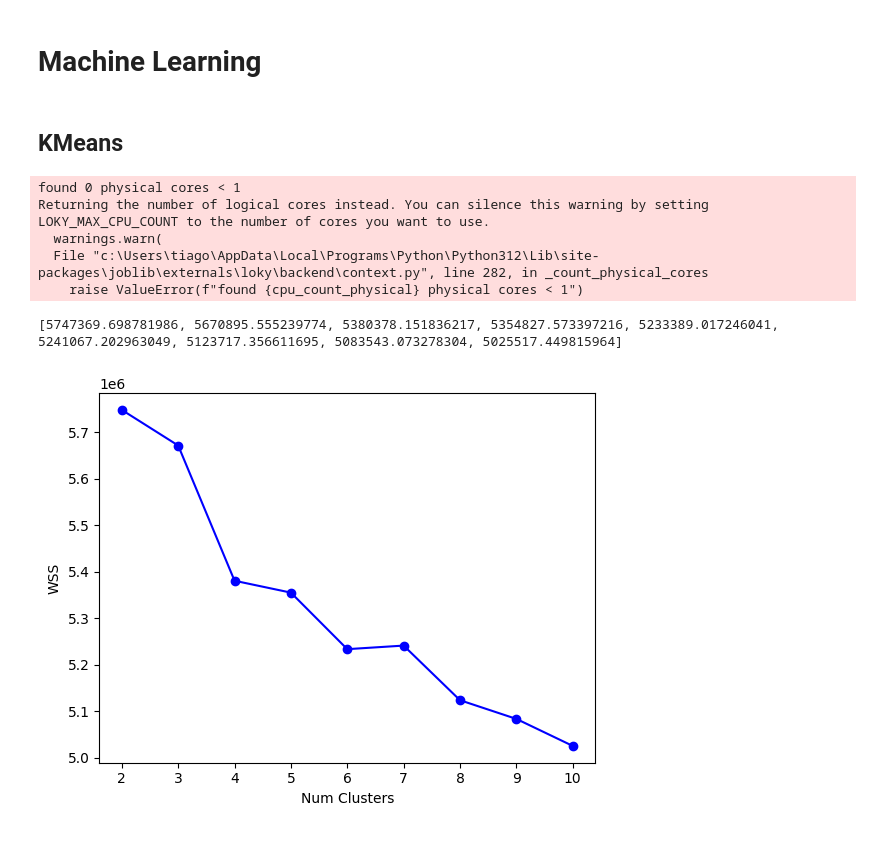
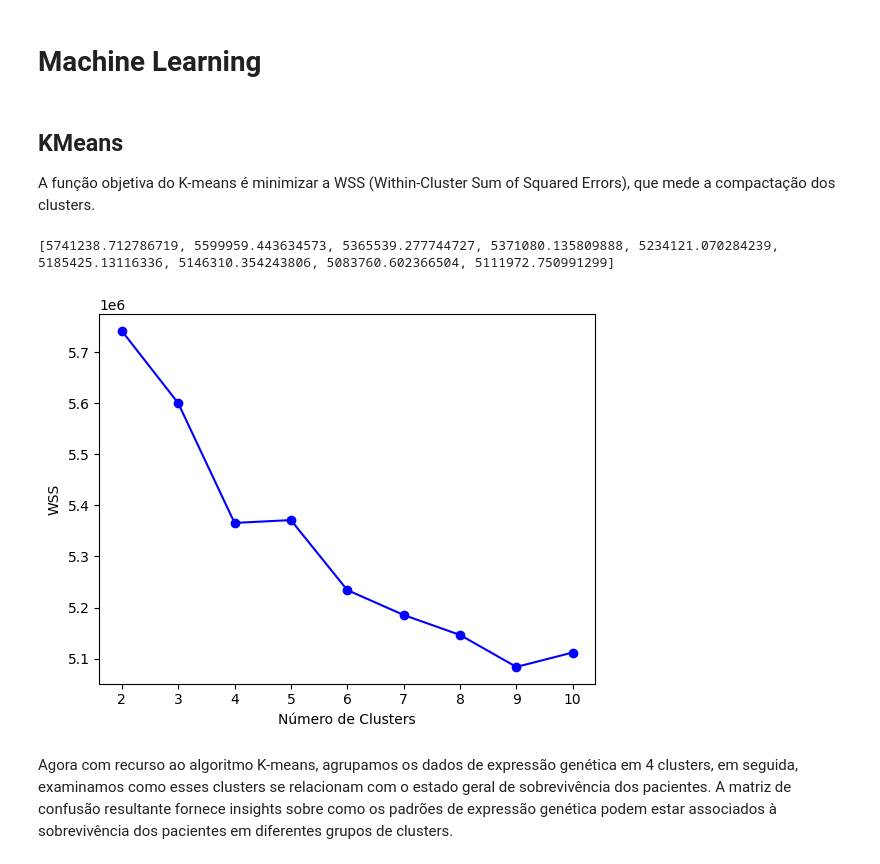
Before and after one commit to tiagomiranda24/Ext_Conhe_Dados_Biologicos, a Jupyter notebook: trabalho_fase3_python.ipynb, the cells around one changed output. Cells and saved outputs as stored; diff of their text form; code cells hidden in the pictures.

Commit message:
Add files via upload
upload de versão com os modelos de ML (optimizar)

```diff
--- a/trabalho_fase3_python.ipynb
+++ b/trabalho_fase3_python.ipynb
@@ -362,28 +362,35 @@ plt.show()
 # Machine Learning
 # %% [markdown]
 ## KMeans
+A função objetiva do K-means é minimizar a WSS (Within-Cluster Sum of Squared Errors), que mede a compactação dos clusters.
 # %%
+# Escalar os dados de expressão génica para normalizar (padronizar) as características
 data_mrnaseq_proc = preprocessing.scale(data_mrnaseq)
 
+# Inicializar uma lista para armazenar os valores da soma das distâncias quadráticas dentro dos clusters (WSS)
 ofs = []
 
+# Ciclo para calcular a WSS para diferentes números de clusters, de 2 a 10
 for k in range(2, 11):
-    kmeans = KMeans(n_clusters=k, n_init = "auto")
+    # Criar uma instância do modelo K-means com k clusters
+    kmeans = KMeans(n_clusters=k, n_init="auto")
+    # Ajustar o modelo aos dados escalados
     kmeans.fit(data_mrnaseq_proc)
+    # Adicionar o valor da inércia (WSS) à lista
     ofs.append(kmeans.inertia_)
 
+# Imprimir a lista de valores da WSS para cada número de clusters
 print(ofs)
+
+# Plotar os valores da WSS em função do número de clusters
 plt.plot(range(2, 11), ofs, 'b-o')
-plt.xlabel('Num Clusters')
+plt.xlabel('Número de Clusters')
 plt.ylabel('WSS')
 plt.show()
-#Within-Cluster-Sum of Squared Errors (WSS) função objetiva de kmeans função de compactação de clusters
 # %% [output]
-found 0 physical cores < 1
-Returning the number of logical cores instead. You can silence this warning by setting LOKY_MAX_CPU_COUNT to the number of cores you want to use.
-  warnings.warn(
-  File "c:\Users\tiago\AppData\Local\Programs\Python\Python312\Lib\site-packages\joblib\externals\loky\backend\context.py", line 282, in _count_physical_cores
-    raise ValueError(f"found {cpu_count_physical} physical cores < 1")
+[5741238.712786719, 5599959.443634573, 5365539.277744727, 5371080.135809888, 5234121.070284239, 5185425.13116336, 5146310.354243806, 5083760.602366504, 5111972.750991299]
-[5747369.698781986, 5670895.555239774, 5380378.151836217, 5354827.573397216, 5233389.017246041, 5241067.202963049, 5123717.356611695, 5083543.073278304, 5025517.449815964]
-[figure, old version]
+[figure, new version]
+# %% [markdown]
+Agora com recurso ao algoritmo K-means, agrupamos os dados de expressão genética em 4 clusters, em seguida, examinamos como esses clusters se relacionam com o estado geral de sobrevivência dos pacientes.
+A matriz de confusão resultante fornece insights sobre como os padrões de expressão genética podem estar associados à sobrevivência dos pacientes em diferentes grupos de clusters.
 # %%
```
Also changed, not shown: parts of 23 cells of this notebook.
